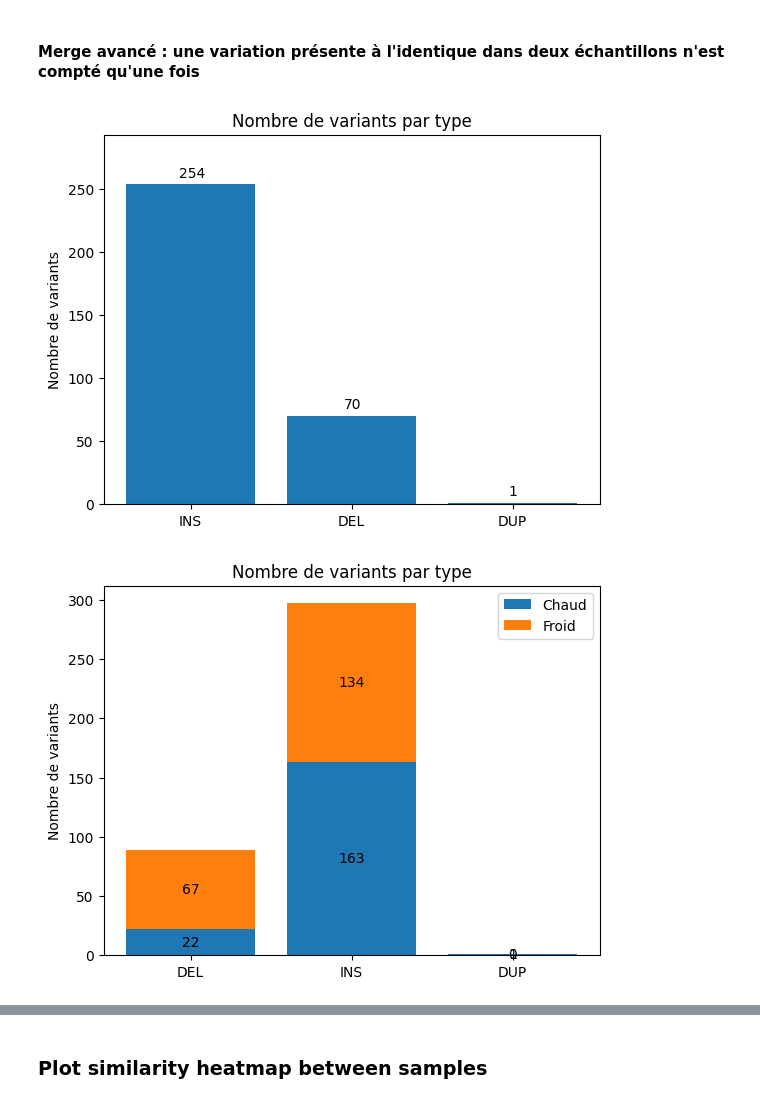
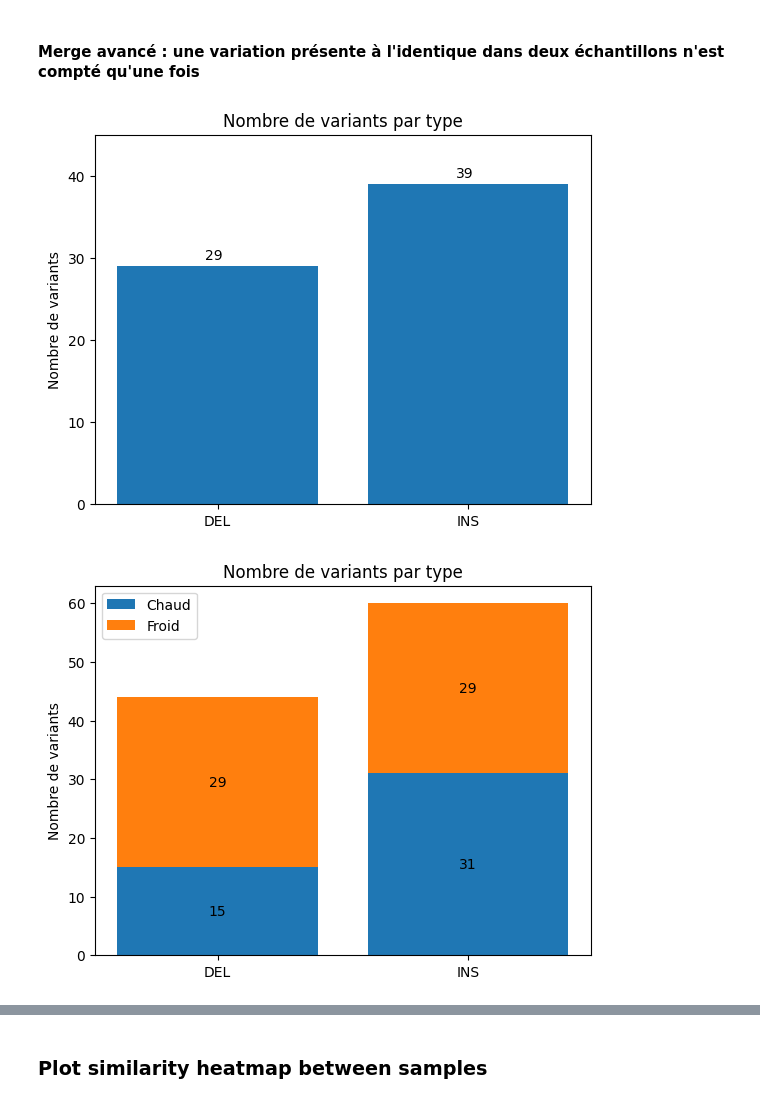
Before and after one commit to Tara-Guillorit/TP-BILL, a Jupyter notebook: analyse.ipynb, the cells around one changed output, grey strips where cells are left out. Cells and saved outputs as stored; diff of their text form; code cells hidden in the pictures.

```diff
--- a/analyse.ipynb
+++ b/analyse.ipynb
@@ -27,4 +75,4 @@ except FileNotFoundError:
 # %%
-# data = [[v for v in d if v['af'] > 0.2 and max(v['depth']) > 750] for d in data]
+data = [[v for v in d if v['af'] > 0.2 and max(v['depth']) > 500] for d in data]
 # %% [markdown]
 ### Plot basic statistics on variants
@@ -101,23 +80,23 @@ plt.show()
 #### Merge avancé : une variation présente à l'identique dans deux échantillons n'est compté qu'une fois
 # %%
 thresold = 1
-all_variant_2 = comp.merge_samples(data, sim_thresold=thresold)
-heat_group_2 = comp.merge_samples(data[0:5], sim_thresold=thresold)
-cold_group_2 = comp.merge_samples(data[5:10], sim_thresold=thresold)
+all_variant_grouped = comp.merge_samples(data, sim_thresold=thresold)
+heat_group_grouped = comp.merge_samples(data[0:5], sim_thresold=thresold)
+cold_group_grouped = comp.merge_samples(data[5:10], sim_thresold=thresold)
 
-counts_all_2 = stats.count_types([grp[0][1]["svtype"] for grp in all_variant_2])
-counts_heat_2 = stats.count_types([grp[0][1]["svtype"] for grp in heat_group_2])
-counts_cold_2 = stats.count_types([grp[0][1]["svtype"] for grp in cold_group_2])
+counts_all = stats.count_types([grp[0][1]["svtype"] for grp in all_variant_grouped])
+counts_heat = stats.count_types([grp[0][1]["svtype"] for grp in heat_group_grouped])
+counts_cold = stats.count_types([grp[0][1]["svtype"] for grp in cold_group_grouped])
 
-grouped_labels_2 = list( set(counts_heat.keys()).union(counts_heat.keys()) )
-grouped_counts_2 = {
-    "Chaud": [counts_heat_2[k] if k in counts_heat_2 else 0 for k in grouped_labels],
-    "Froid": [counts_cold_2[k] if k in counts_cold_2 else 0 for k in grouped_labels]
+grouped_labels = list( set(counts_heat.keys()).union(counts_heat.keys()) )
+grouped_counts = {
+    "Chaud": [counts_heat[k] if k in counts_heat else 0 for k in grouped_labels],
+    "Froid": [counts_cold[k] if k in counts_cold else 0 for k in grouped_labels]
 }
 
-stats.plot_count_by_type(counts_all_2)
-stats.plot_grouped_count_by_type(grouped_counts_2, grouped_labels_2)
+stats.plot_count_by_type(counts_all)
+stats.plot_grouped_count_by_type(grouped_counts, grouped_labels)
 # %% [output]
-[figure, old version]
+[figure, new version]
-[figure, old version]
+[figure, new version]
 # %%
```
Also changed, not shown: parts of 19 cells of this notebook, 1 other file.
